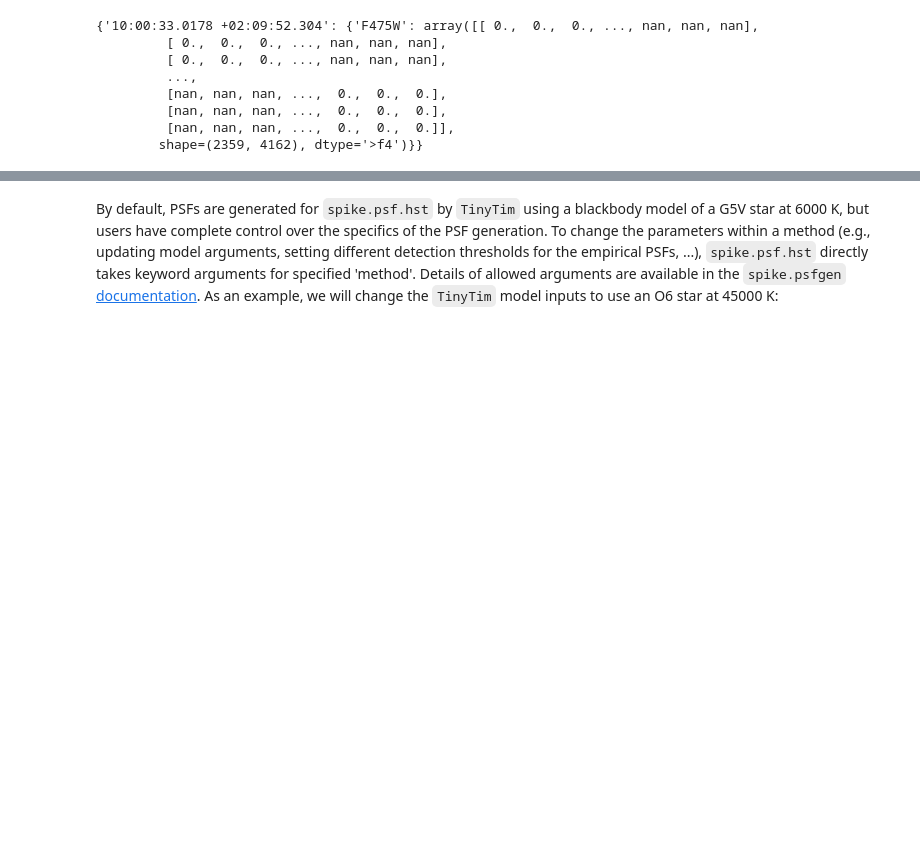
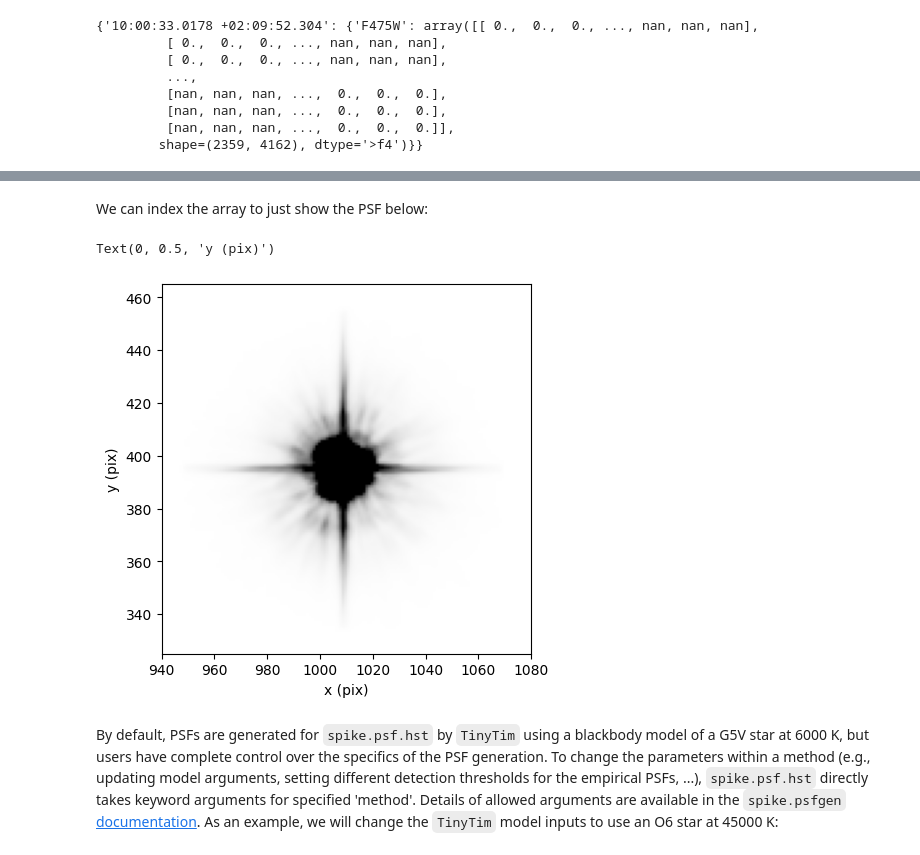
Before and after one commit to avapolzin/spike, a Jupyter notebook: example_notebooks/acs_example.ipynb, the cells around one changed output, grey strips where cells are left out. Saved outputs shown, nothing was run; the diff lists cells and outputs as text; code cells hidden in the pictures; blank space fills up the shorter version.

```diff
--- a/example_notebooks/acs_example.ipynb
+++ b/example_notebooks/acs_example.ipynb
@@ -47,3 +64,16 @@ dpsf
+# %% [markdown]
+We can index the array to just show the PSF below:
+# %%
+dat = dpsf['10:00:33.0178 +02:09:52.304']['F475W'][325:465, 940:1080]
+
+fig = plt.figure()
+plt.imshow(dat, vmin = np.nanpercentile(dat[dat != 0], 20), vmax = np.nanpercentile(dat[dat != 0], 97),
+            origin = 'lower', cmap = 'Greys', extent = [940, 1080, 325, 465])
+plt.xlabel('x (pix)')
+plt.ylabel('y (pix)')
+# %% [output]
+Text(0, 0.5, 'y (pix)')
+[figure, added]
 # %% [markdown]
 By default, PSFs are generated for `spike.psf.hst` by `TinyTim` using a blackbody model of a G5V star at 6000 K, but users have complete control over the specifics of the PSF generation. To change the parameters within a method (e.g., updating model arguments, setting different detection thresholds for the empirical PSFs, ...), `spike.psf.hst` directly takes keyword arguments for specified 'method'. Details of allowed arguments are available in the `spike.psfgen` [documentation](https://spike-psf.readthedocs.io/en/latest/psfgen.html). As an example, we will change the `TinyTim` model inputs to use an O6 star at 45000 K:
 # %%
```
Also changed, not shown: parts of 13 cells of this notebook, 2 other files.
